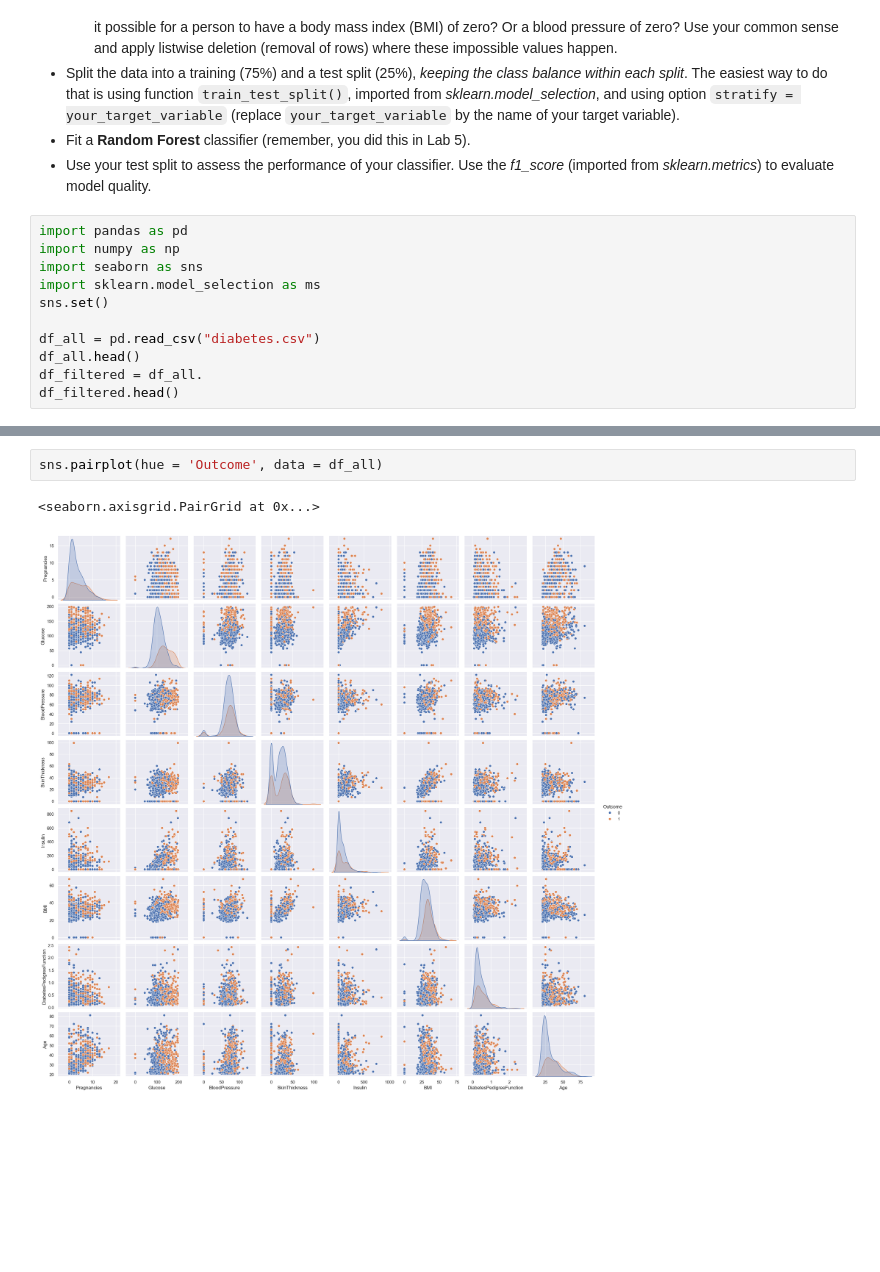
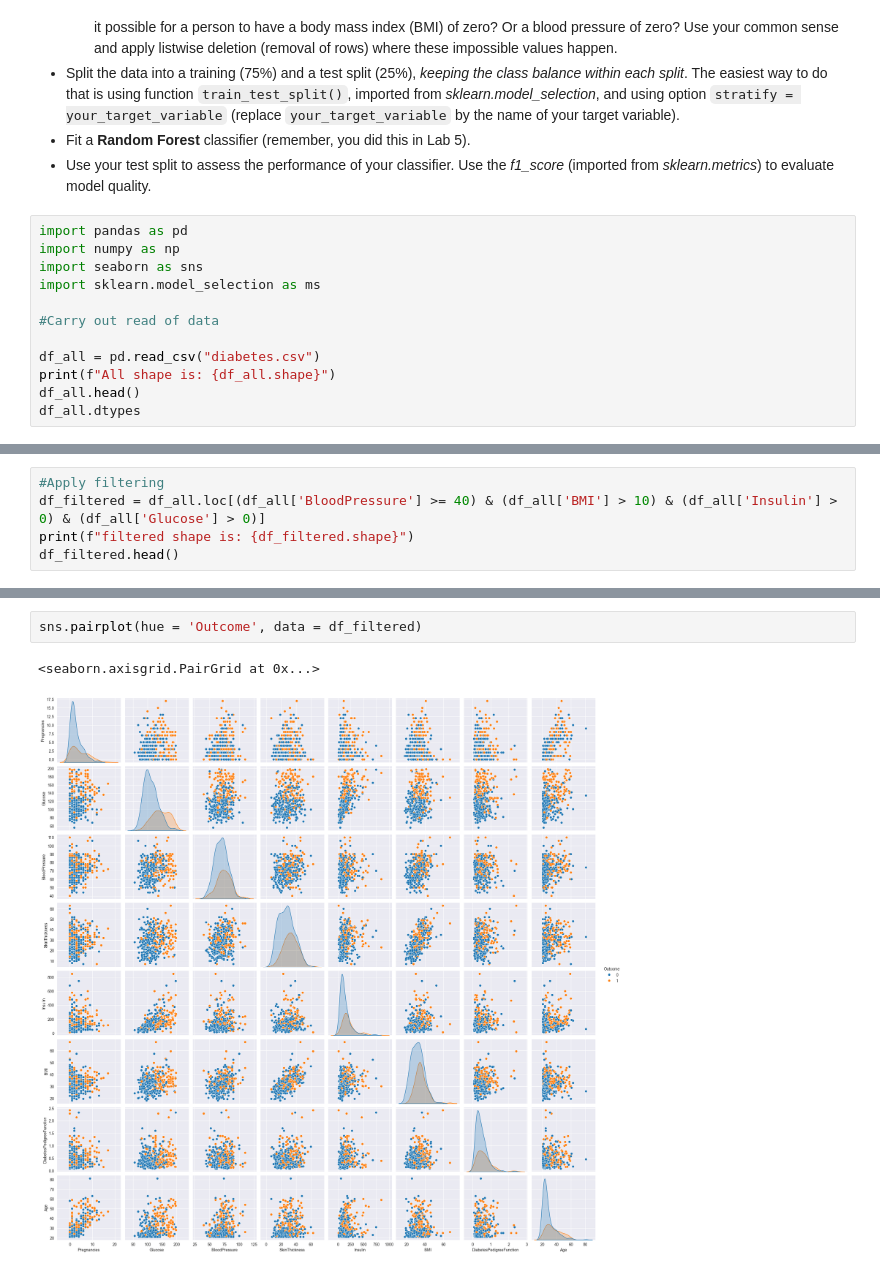
Before and after one commit to TheCherubQueen/DC3DMN, a Jupyter notebook: Labs/Lab06.ipynb, the cells around one changed output, grey strips where cells are left out. Drawn from its saved outputs; the diff is of its cells as text; blank space fills up the shorter version.

```diff
--- a/Labs/Lab06.ipynb
+++ b/Labs/Lab06.ipynb
@@ -38,10 +38,11 @@ import pandas as pd
 import numpy as np
 import seaborn as sns
 import sklearn.model_selection as ms
-sns.set()
+
+#Carry out read of data
 
 df_all = pd.read_csv("diabetes.csv")
+print(f"All shape is: {df_all.shape}")
 df_all.head()
-df_filtered = df_all.
-df_filtered.head()
+df_all.dtypes
 # %% [output]
@@ -48,0 +66,5 @@ TypeError: Index(...) must be called with a collection of some kind, 'WHERE Bloo
+# %%
+#Apply filtering
+df_filtered = df_all.loc[(df_all['BloodPressure'] >= 40) & (df_all['BMI'] > 10) & (df_all['Insulin'] > 0) & (df_all['Glucose'] > 0)]
+print(f"filtered shape is: {df_filtered.shape}")
+df_filtered.head()
@@ -49,5 +79,5 @@ TypeError: Index(...) must be called with a collection of some kind, 'WHERE Bloo
 # %%
-sns.pairplot(hue = 'Outcome', data = df_all)
+sns.pairplot(hue = 'Outcome', data = df_filtered)
 # %% [output]
 <seaborn.axisgrid.PairGrid at 0x...>
-[figure, old version]
+[figure, new version]
```
Also changed, not shown: parts of 4 cells of this notebook.
